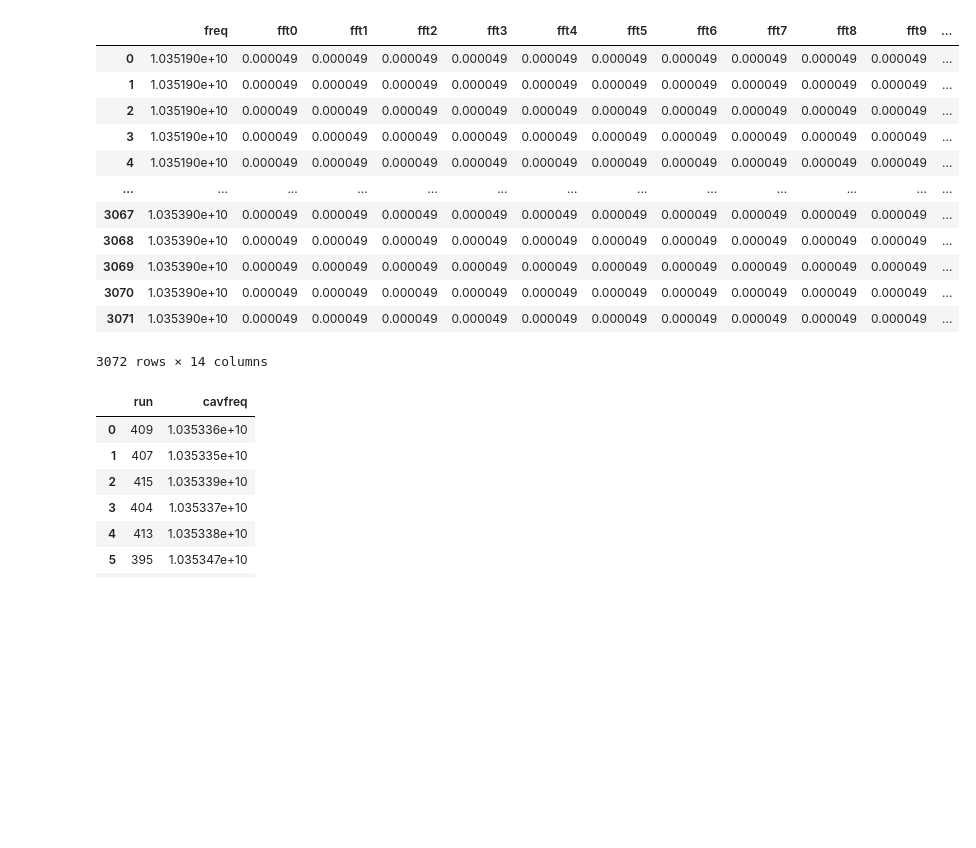
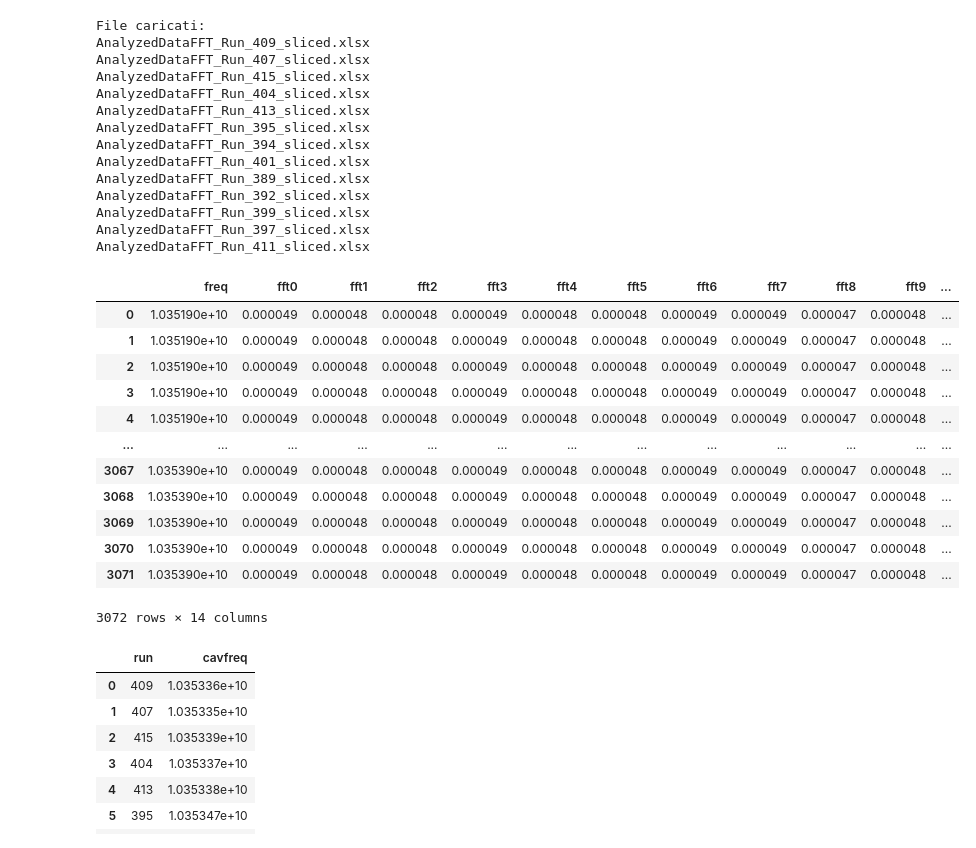
Before and after one commit to Manfredi1/QUAX_project, a Jupyter notebook: project.ipynb, the cells around one changed output. Saved outputs shown, nothing was run; the diff lists cells and outputs as text; code cells hidden in the pictures; blank space fills up the shorter version.

```diff
--- a/project.ipynb
+++ b/project.ipynb
@@ -55,26 +44,32 @@ AnalyzedDataFFT_Run_411_sliced.xlsx
 # %%
-#meta = pd.read_excel('db/AnalyzedDataFFT_Run_389_sliced.xlsx',sheet_name=0,header=None)
-#freq = pd.read_excel('db/AnalyzedDataFFT_Run_389_sliced.xlsx',sheet_name=1)
-#fft = pd.read_excel('db/AnalyzedDataFFT_Run_389_sliced.xlsx',sheet_name=2)
-#
-#meta
-#
-#meta2 = pd.read_excel('db/AnalyzedDataFFT_Run_394_sliced.xlsx',sheet_name=0,header=None)
-#freq2 = pd.read_excel('db/AnalyzedDataFFT_Run_394_sliced.xlsx',sheet_name=1)
-#fft2 = pd.read_excel('db/AnalyzedDataFFT_Run_394_sliced.xlsx',sheet_name=2)
+data, info = load_dataset('db/')
 data
 # %% [output]
+File caricati:
+AnalyzedDataFFT_Run_409_sliced.xlsx
+AnalyzedDataFFT_Run_407_sliced.xlsx
+AnalyzedDataFFT_Run_415_sliced.xlsx
+AnalyzedDataFFT_Run_404_sliced.xlsx
+AnalyzedDataFFT_Run_413_sliced.xlsx
+AnalyzedDataFFT_Run_395_sliced.xlsx
+AnalyzedDataFFT_Run_394_sliced.xlsx
+AnalyzedDataFFT_Run_401_sliced.xlsx
+AnalyzedDataFFT_Run_389_sliced.xlsx
+AnalyzedDataFFT_Run_392_sliced.xlsx
+AnalyzedDataFFT_Run_399_sliced.xlsx
+AnalyzedDataFFT_Run_397_sliced.xlsx
+AnalyzedDataFFT_Run_411_sliced.xlsx
 |  | freq | fft0 | fft1 | fft2 | fft3 | fft4 | fft5 | fft6 | fft7 | fft8 | fft9 | ... |
-| 0 | 1.035190e+10 | 0.000049 | 0.000049 | 0.000049 | 0.000049 | 0.000049 | 0.000049 | 0.000049 | 0.000049 | 0.000049 | 0.000049 | ... |
-| 1 | 1.035190e+10 | 0.000049 | 0.000049 | 0.000049 | 0.000049 | 0.000049 | 0.000049 | 0.000049 | 0.000049 | 0.000049 | 0.000049 | ... |
-| 2 | 1.035190e+10 | 0.000049 | 0.000049 | 0.000049 | 0.000049 | 0.000049 | 0.000049 | 0.000049 | 0.000049 | 0.000049 | 0.000049 | ... |
-| 3 | 1.035190e+10 | 0.000049 | 0.000049 | 0.000049 | 0.000049 | 0.000049 | 0.000049 | 0.000049 | 0.000049 | 0.000049 | 0.000049 | ... |
-| 4 | 1.035190e+10 | 0.000049 | 0.000049 | 0.000049 | 0.000049 | 0.000049 | 0.000049 | 0.000049 | 0.000049 | 0.000049 | 0.000049 | ... |
+| 0 | 1.035190e+10 | 0.000049 | 0.000048 | 0.000048 | 0.000049 | 0.000048 | 0.000048 | 0.000049 | 0.000049 | 0.000047 | 0.000048 | ... |
+| 1 | 1.035190e+10 | 0.000049 | 0.000048 | 0.000048 | 0.000049 | 0.000048 | 0.000048 | 0.000049 | 0.000049 | 0.000047 | 0.000048 | ... |
+| 2 | 1.035190e+10 | 0.000049 | 0.000048 | 0.000048 | 0.000049 | 0.000048 | 0.000048 | 0.000049 | 0.000049 | 0.000047 | 0.000048 | ... |
+| 3 | 1.035190e+10 | 0.000049 | 0.000048 | 0.000048 | 0.000049 | 0.000048 | 0.000048 | 0.000049 | 0.000049 | 0.000047 | 0.000048 | ... |
+| 4 | 1.035190e+10 | 0.000049 | 0.000048 | 0.000048 | 0.000049 | 0.000048 | 0.000048 | 0.000049 | 0.000049 | 0.000047 | 0.000048 | ... |
 | ... | ... | ... | ... | ... | ... | ... | ... | ... | ... | ... | ... | ... |
-| 3067 | 1.035390e+10 | 0.000049 | 0.000049 | 0.000049 | 0.000049 | 0.000049 | 0.000049 | 0.000049 | 0.000049 | 0.000049 | 0.000049 | ... |
-| 3068 | 1.035390e+10 | 0.000049 | 0.000049 | 0.000049 | 0.000049 | 0.000049 | 0.000049 | 0.000049 | 0.000049 | 0.000049 | 0.000049 | ... |
-| 3069 | 1.035390e+10 | 0.000049 | 0.000049 | 0.000049 | 0.000049 | 0.000049 | 0.000049 | 0.000049 | 0.000049 | 0.000049 | 0.000049 | ... |
-| 3070 | 1.035390e+10 | 0.000049 | 0.000049 | 0.000049 | 0.000049 | 0.000049 | 0.000049 | 0.000049 | 0.000049 | 0.000049 | 0.000049 | ... |
-| 3071 | 1.035390e+10 | 0.000049 | 0.000049 | 0.000049 | 0.000049 | 0.000049 | 0.000049 | 0.000049 | 0.000049 | 0.000049 | 0.000049 | ... |
+| 3067 | 1.035390e+10 | 0.000049 | 0.000048 | 0.000048 | 0.000049 | 0.000048 | 0.000048 | 0.000049 | 0.000049 | 0.000047 | 0.000048 | ... |
+| 3068 | 1.035390e+10 | 0.000049 | 0.000048 | 0.000048 | 0.000049 | 0.000048 | 0.000048 | 0.000049 | 0.000049 | 0.000047 | 0.000048 | ... |
+| 3069 | 1.035390e+10 | 0.000049 | 0.000048 | 0.000048 | 0.000049 | 0.000048 | 0.000048 | 0.000049 | 0.000049 | 0.000047 | 0.000048 | ... |
+| 3070 | 1.035390e+10 | 0.000049 | 0.000048 | 0.000048 | 0.000049 | 0.000048 | 0.000048 | 0.000049 | 0.000049 | 0.000047 | 0.000048 | ... |
+| 3071 | 1.035390e+10 | 0.000049 | 0.000048 | 0.000048 | 0.000049 | 0.000048 | 0.000048 | 0.000049 | 0.000049 | 0.000047 | 0.000048 | ... |
-3072 rows × 14 columns
+3072 rows × 14 columns
 # %%
```
Also changed, not shown: parts of 13 cells of this notebook.
